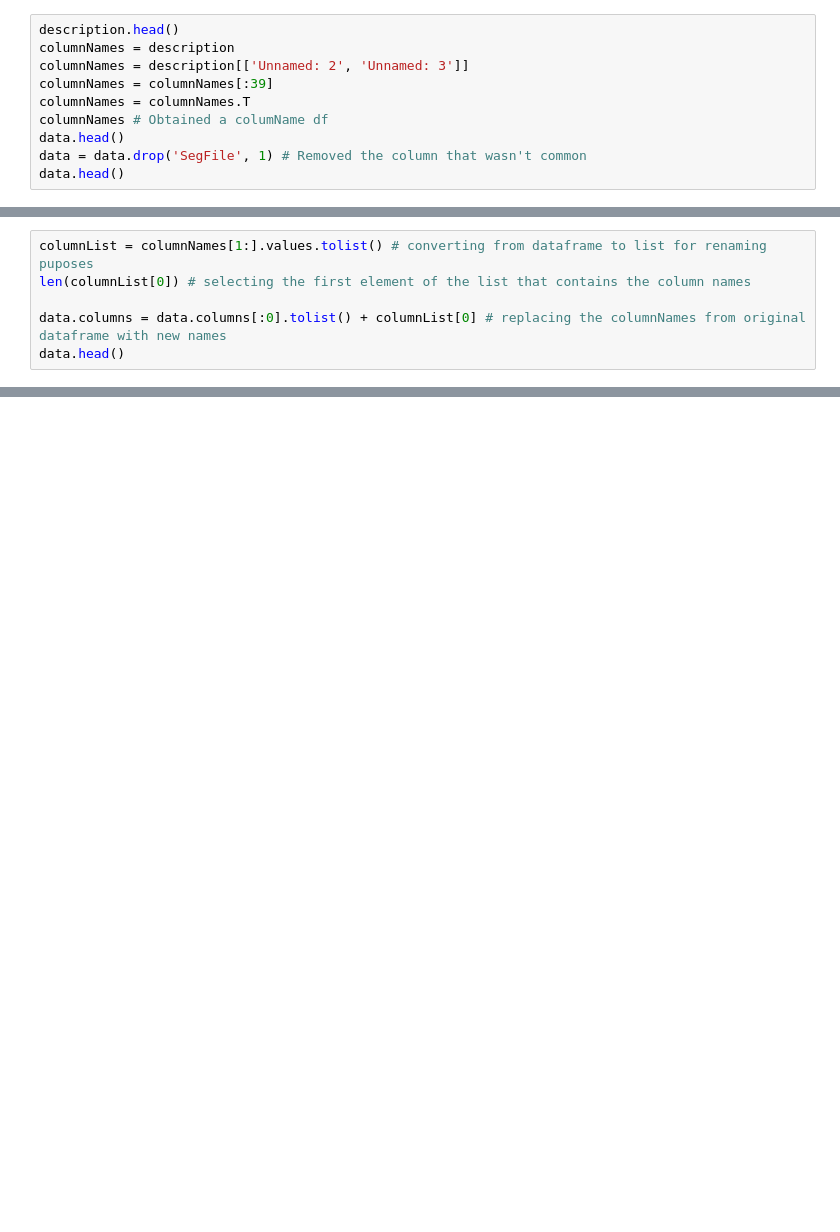
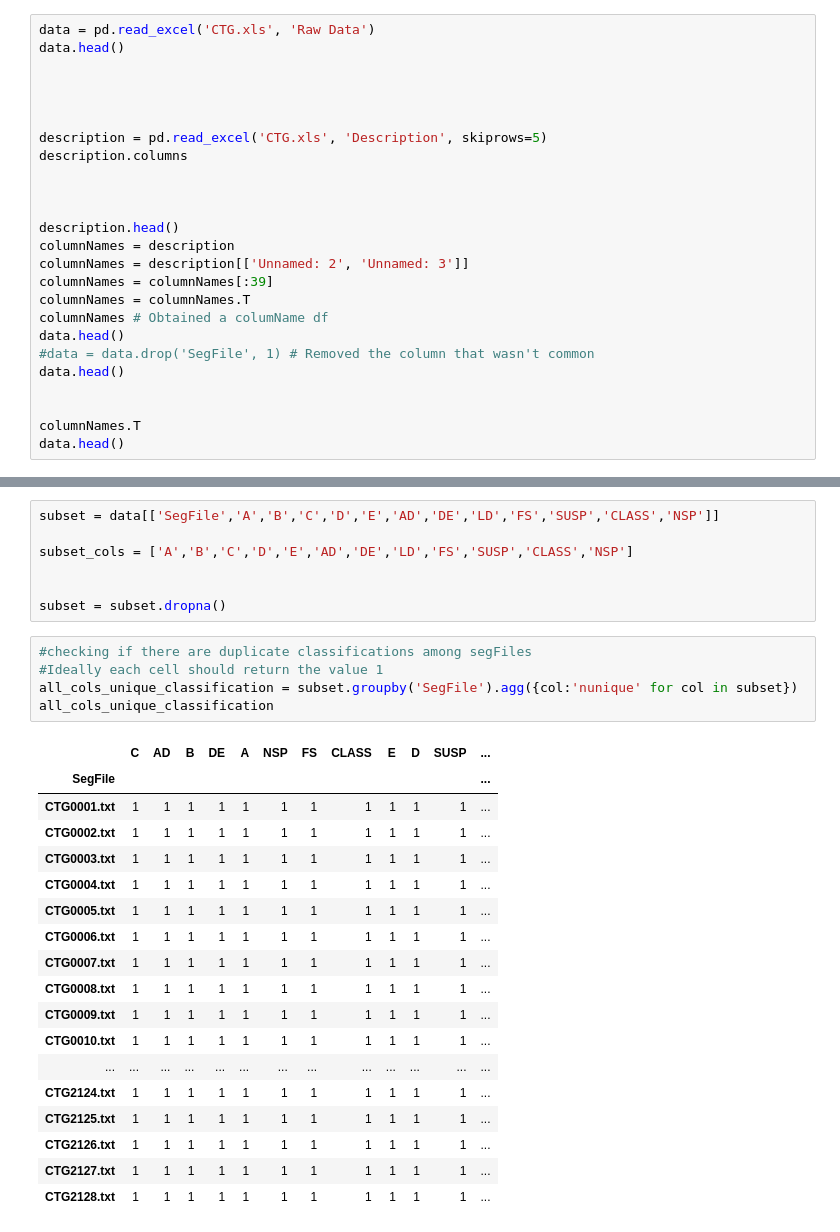
Before and after one commit to nashneo/Capstone, a Jupyter notebook: Capstone.ipynb, the cells around one changed output, grey strips where cells are left out. Cells and saved outputs as stored; diff of their text form; blank space fills up the shorter version.

```diff
--- a/Capstone.ipynb
+++ b/Capstone.ipynb
@@ -22,4 +6,15 @@ Index(['Unnamed: 0', 'Unnamed: 1', 'Unnamed: 2', 'Unnamed: 3', 'Unnamed: 4',
 # %%
+data = pd.read_excel('CTG.xls', 'Raw Data')
+data.head()
+
+
+
+
+description = pd.read_excel('CTG.xls', 'Description', skiprows=5)
+description.columns
+
+
+
 description.head()
 columnNames = description
 columnNames = description[['Unnamed: 2', 'Unnamed: 3']]
@@ -27,6 +22,10 @@ columnNames = columnNames[:39]
 columnNames = columnNames.T
 columnNames # Obtained a columName df
 data.head()
-data = data.drop('SegFile', 1) # Removed the column that wasn't common
+#data = data.drop('SegFile', 1) # Removed the column that wasn't common
 data.head()
+
+
+columnNames.T
+data.head()
 # %% [output]
@@ -40,6 +38,0 @@ data.head()
-# %%
-columnList = columnNames[1:].values.tolist() # converting from dataframe to list for renaming puposes
-len(columnList[0]) # selecting the first element of the list that contains the column names
-
-data.columns = data.columns[:0].tolist() + columnList[0] # replacing the columnNames from original dataframe with new names
-data.head()
@@ -65,0 +79,31 @@ d.columns.values[2] = 'c'
+# %%
+subset = data[['SegFile','A','B','C','D','E','AD','DE','LD','FS','SUSP','CLASS','NSP']]
+
+subset_cols = ['A','B','C','D','E','AD','DE','LD','FS','SUSP','CLASS','NSP']
+
+
+subset = subset.dropna()
+# %%
+#checking if there are duplicate classifications among segFiles
+#Ideally each cell should return the value 1
+all_cols_unique_classification = subset.groupby('SegFile').agg({col:'nunique' for col in subset})
+all_cols_unique_classification
+# %% [output]
+|  | C | AD | B | DE | A | NSP | FS | CLASS | E | D | SUSP | ... |
+| SegFile |  |  |  |  |  |  |  |  |  |  |  | ... |
+| CTG0001.txt | 1 | 1 | 1 | 1 | 1 | 1 | 1 | 1 | 1 | 1 | 1 | ... |
+| CTG0002.txt | 1 | 1 | 1 | 1 | 1 | 1 | 1 | 1 | 1 | 1 | 1 | ... |
+| CTG0003.txt | 1 | 1 | 1 | 1 | 1 | 1 | 1 | 1 | 1 | 1 | 1 | ... |
+| CTG0004.txt | 1 | 1 | 1 | 1 | 1 | 1 | 1 | 1 | 1 | 1 | 1 | ... |
+| CTG0005.txt | 1 | 1 | 1 | 1 | 1 | 1 | 1 | 1 | 1 | 1 | 1 | ... |
+| CTG0006.txt | 1 | 1 | 1 | 1 | 1 | 1 | 1 | 1 | 1 | 1 | 1 | ... |
+| CTG0007.txt | 1 | 1 | 1 | 1 | 1 | 1 | 1 | 1 | 1 | 1 | 1 | ... |
+| CTG0008.txt | 1 | 1 | 1 | 1 | 1 | 1 | 1 | 1 | 1 | 1 | 1 | ... |
+| CTG0009.txt | 1 | 1 | 1 | 1 | 1 | 1 | 1 | 1 | 1 | 1 | 1 | ... |
+| CTG0010.txt | 1 | 1 | 1 | 1 | 1 | 1 | 1 | 1 | 1 | 1 | 1 | ... |
+| ... | ... | ... | ... | ... | ... | ... | ... | ... | ... | ... | ... | ... |
+| CTG2124.txt | 1 | 1 | 1 | 1 | 1 | 1 | 1 | 1 | 1 | 1 | 1 | ... |
+| CTG2125.txt | 1 | 1 | 1 | 1 | 1 | 1 | 1 | 1 | 1 | 1 | 1 | ... |
+| CTG2126.txt | 1 | 1 | 1 | 1 | 1 | 1 | 1 | 1 | 1 | 1 | 1 | ... |
+| CTG2127.txt | 1 | 1 | 1 | 1 | 1 | 1 | 1 | 1 | 1 | 1 | 1 | ... |
+| CTG2128.txt | 1 | 1 | 1 | 1 | 1 | 1 | 1 | 1 | 1 | 1 | 1 | ... |
```
Also changed, not shown: parts of 14 cells of this notebook.
